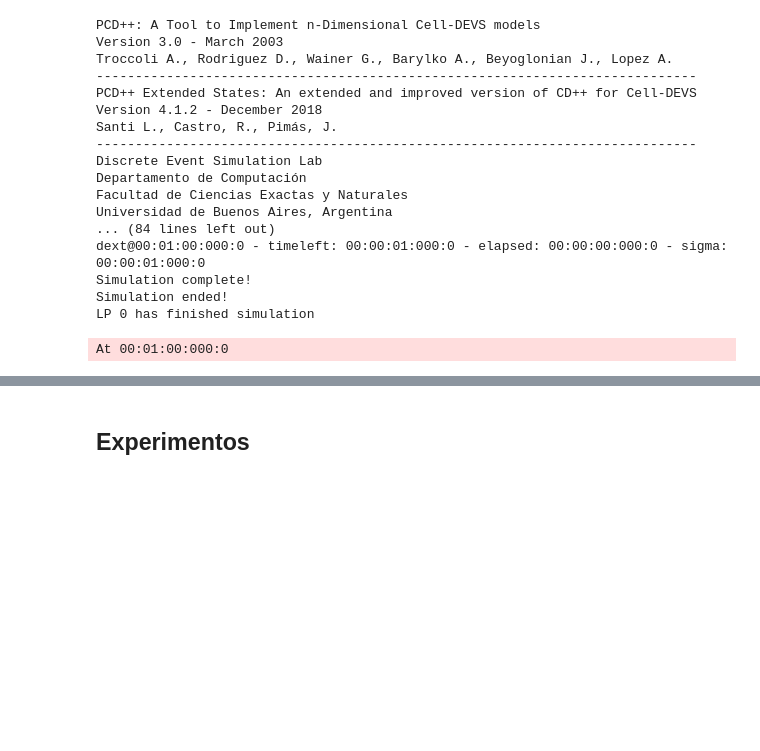
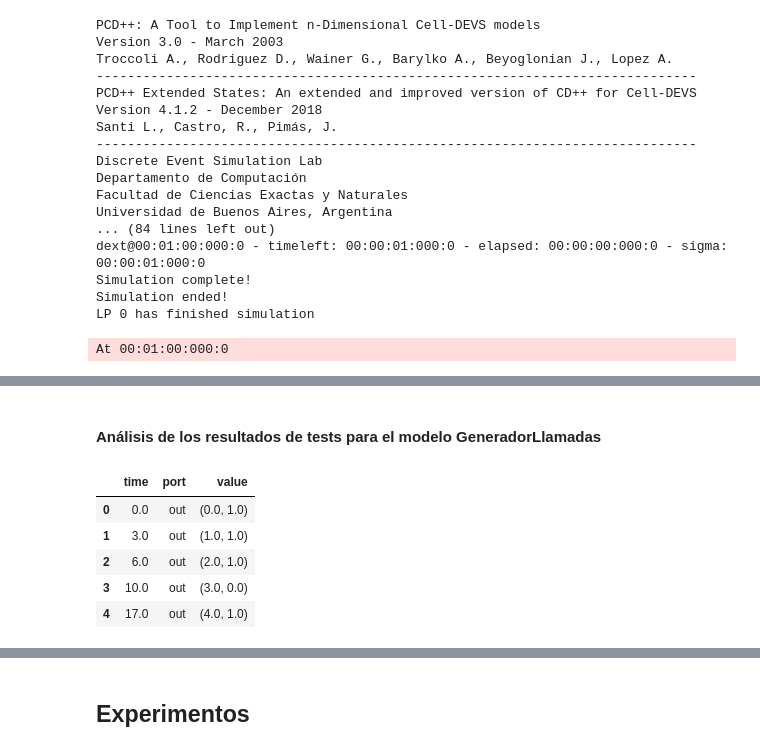
Before and after one commit to giselabelen/SED2021, a Jupyter notebook: TP1_modeloConceptual_G4.ipynb, the cells around one changed output, grey strips where cells are left out. Drawn from its saved outputs; the diff is of its cells as text; code cells hidden in the pictures; blank space fills up the shorter version.

```diff
--- a/TP1_modeloConceptual_G4.ipynb
+++ b/TP1_modeloConceptual_G4.ipynb
@@ -581,0 +569,51 @@ At 00:01:00:000:0
+# %% [markdown]
+#### Análisis de los resultados de tests para el modelo GeneradorLlamadas
+# %%
+import numpy as np
+import pandas as pd
+import matplotlib.pyplot as plt
+
+# definimos los path a los archivos de interés
+OUT_FILENAME = str(CDPP_EXAMPLES)+"/TP1-CentroAtencion/test_generador2.out"
+
+# definimos los nombres de las columnas en los dataframes de pandas
+TIME_COL = 'time'
+PORT_COL = 'port'
+VALUE_COL = 'value'
+MESSAGE_TYPE_COL = 'message_type'
+MODEL_ORIGIN_COL = 'model_origin'
+MODEL_DEST_COL = 'model_dest'
+
+# parsea cada fila del dataframe
+def parse_value(value: str):
+    is_list = value.strip().startswith("[") and value.strip().endswith("]")
+    if is_list:
+        return tuple(float(num) for num in value.replace('[', '').replace(']', '').split(', '))
+    return float(value)
+
+# conversion VTime a float
+def time_to_secs(time):
+    h, m, s, ms, r = time.split(':')
+    return float(h)*60*60. + float(m)*60. + float(s) + float(ms)/1000. + float(r)/1000.
+
+df_converters = {
+    VALUE_COL: parse_value,
+    TIME_COL: time_to_secs
+}
+
+salida = pd.read_csv(OUT_FILENAME,
+                     delimiter=r'(?<!,)\s+',
+                     engine='python',  # C engine doesnt work for regex
+                     converters=df_converters,
+                     names=[TIME_COL, PORT_COL, VALUE_COL]
+                    )
+
+# veamos cómo luce el dataframe con los datos de salida
+salida.head() # filtro por índice
+# %% [output]
+|  | time | port | value |
+| 0 | 0.0 | out | (0.0, 1.0) |
+| 1 | 3.0 | out | (1.0, 1.0) |
+| 2 | 6.0 | out | (2.0, 1.0) |
+| 3 | 10.0 | out | (3.0, 0.0) |
+| 4 | 17.0 | out | (4.0, 1.0) |
```
Also changed, not shown: parts of 6 cells of this notebook, 1 other file.
